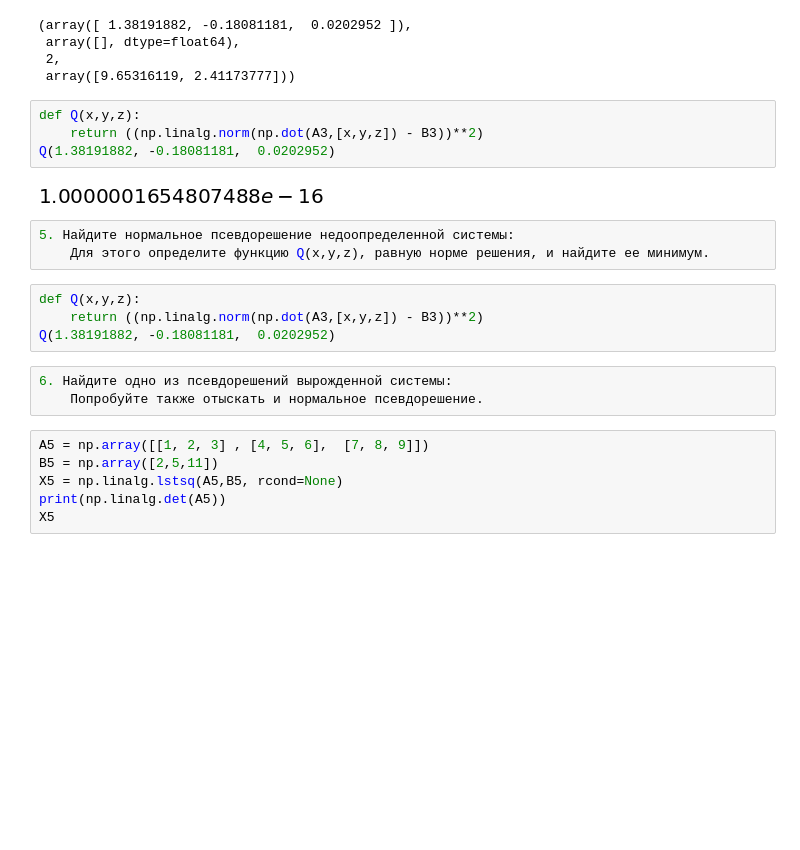
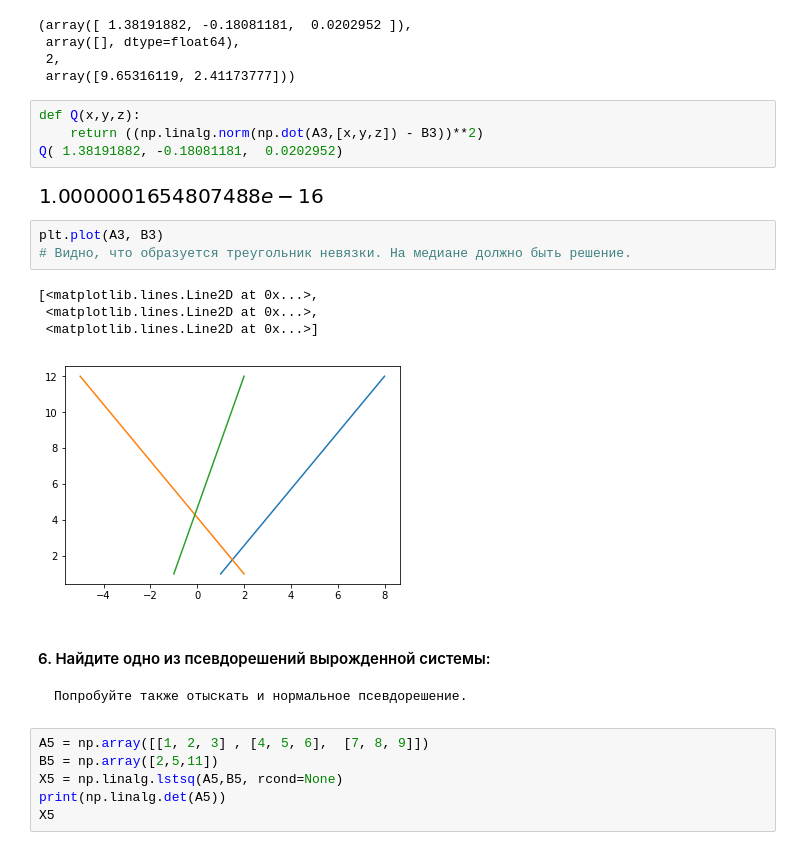
Before and after one commit to daniilstv/py4ds, a Jupyter notebook: Math_less_8.ipynb, the cells around one changed output. Drawn from its saved outputs; the diff is of its cells as text; blank space fills up the shorter version.

```diff
--- a/Math_less_8.ipynb
+++ b/Math_less_8.ipynb
@@ -229,19 +275,20 @@ X3
 # %%
 def Q(x,y,z):
     return ((np.linalg.norm(np.dot(A3,[x,y,z]) - B3))**2)
-Q(1.38191882, -0.18081181,  0.0202952)
+Q( 1.38191882, -0.18081181,  0.0202952)
 # %% [output]
 [figure]
-# %%
-5. Найдите нормальное псевдорешение недоопределенной системы:
-    Для этого определите функцию Q(x,y,z), равную норме решения, и найдите ее минимум.
-# %%
-def Q(x,y,z):
-    return ((np.linalg.norm(np.dot(A3,[x,y,z]) - B3))**2)
-Q(1.38191882, -0.18081181,  0.0202952)
-# %%
-6. Найдите одно из псевдорешений вырожденной системы:
-    Попробуйте также отыскать и нормальное псевдорешение.
+# %%
+plt.plot(A3, B3)
+# Видно, что образуется треугольник невязки. На медиане должно быть решение.
+# %% [output]
+[<matplotlib.lines.Line2D at 0x...>,
+ <matplotlib.lines.Line2D at 0x...>,
+ <matplotlib.lines.Line2D at 0x...>]
+[figure, added]
+# %% [markdown]
+#### 6. Найдите одно из псевдорешений вырожденной системы:
+    Попробуйте также отыскать и нормальное псевдорешение.
 # %%
 A5 = np.array([[1, 2, 3] , [4, 5, 6],  [7, 8, 9]])
 B5 = np.array([2,5,11])
```
Also changed, not shown: parts of 34 cells of this notebook.
